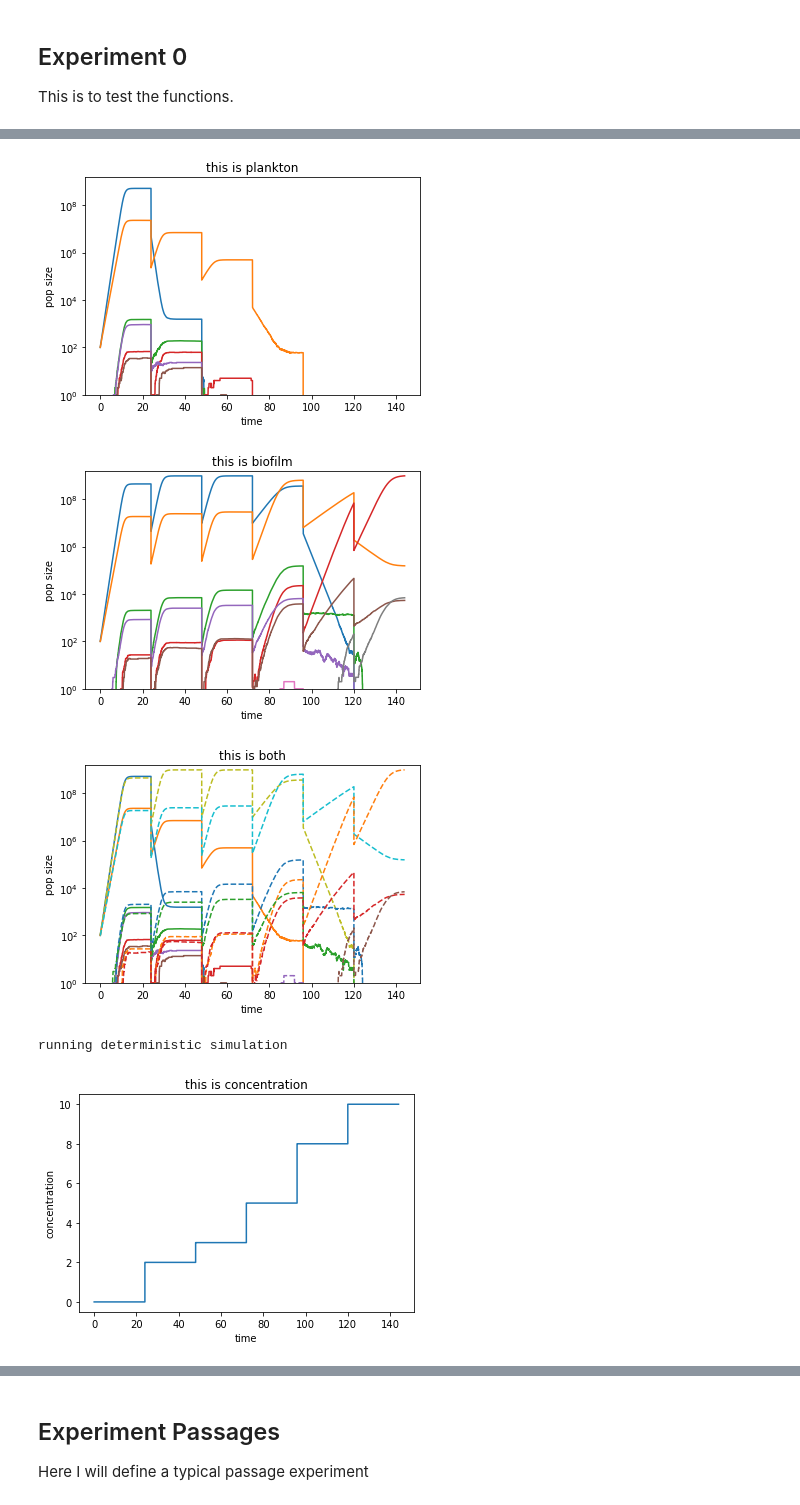
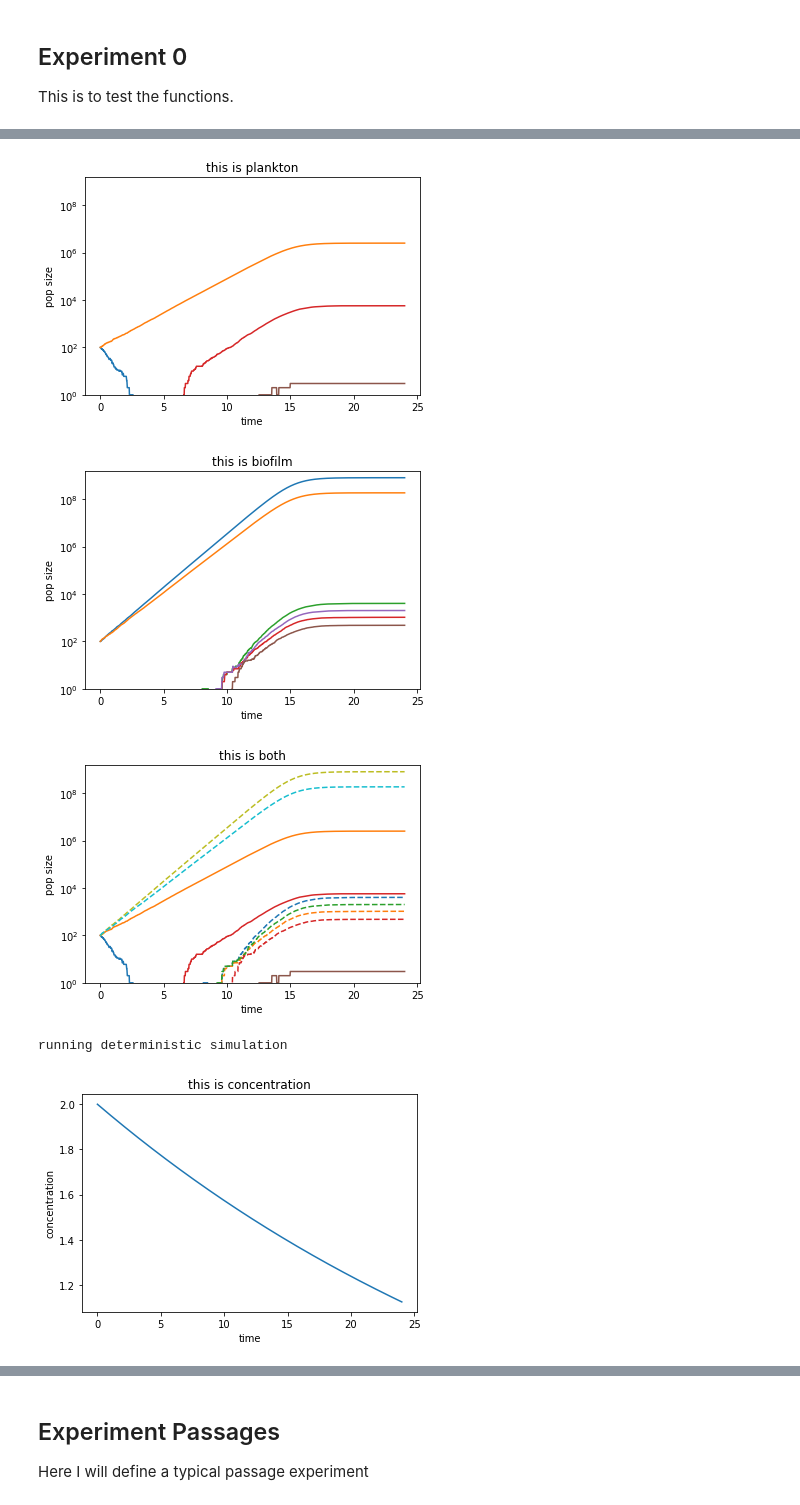
Before and after one commit to Trubenova/BiofilmRecalcitrance, a Jupyter notebook: Biofilm_experiments.ipynb, the cells around one changed output, grey strips where cells are left out. Saved outputs shown, nothing was run; the diff lists cells and outputs as text; code cells hidden in the pictures.

```diff
--- a/Biofilm_experiments.ipynb
+++ b/Biofilm_experiments.ipynb
@@ -47,8 +47,8 @@ def run_experiment_0(name='experiment'):
     cycle_length = 24 * 60  # length of a cycle in minutes
     init_conc = 0.0 * MIC  # intitial antibiotic concentration
 
-    degradation_rate=0#-0.000004
-    concentration_gradient=[0,2,3,5,8,10]
+    degradation_rate=-0.0004
+    concentration_gradient=[2]
     cycle_number=len(concentration_gradient)
 
 
@@ -92,7 +92,7 @@ def run_experiment_0(name='experiment'):
 
     return (my_treatment.pla_population_record,my_treatment.pla_population_record)
 
-
+imp.reload(bio)
 test=run_experiment_0(name='test')
 # %% [output]
 z mic plankton: [ 1.  4.  3. 12.  2.  8.  6. 24.]
@@ -117,5 +116,5 @@ initiated
-[figure, old version]
+[figure, new version]
-[figure, old version]
+[figure, new version]
-[figure, old version]
+[figure, new version]
 running deterministic simulation
-[figure, old version]
+[figure, new version]
```
Also changed, not shown: parts of 4 cells of this notebook.
